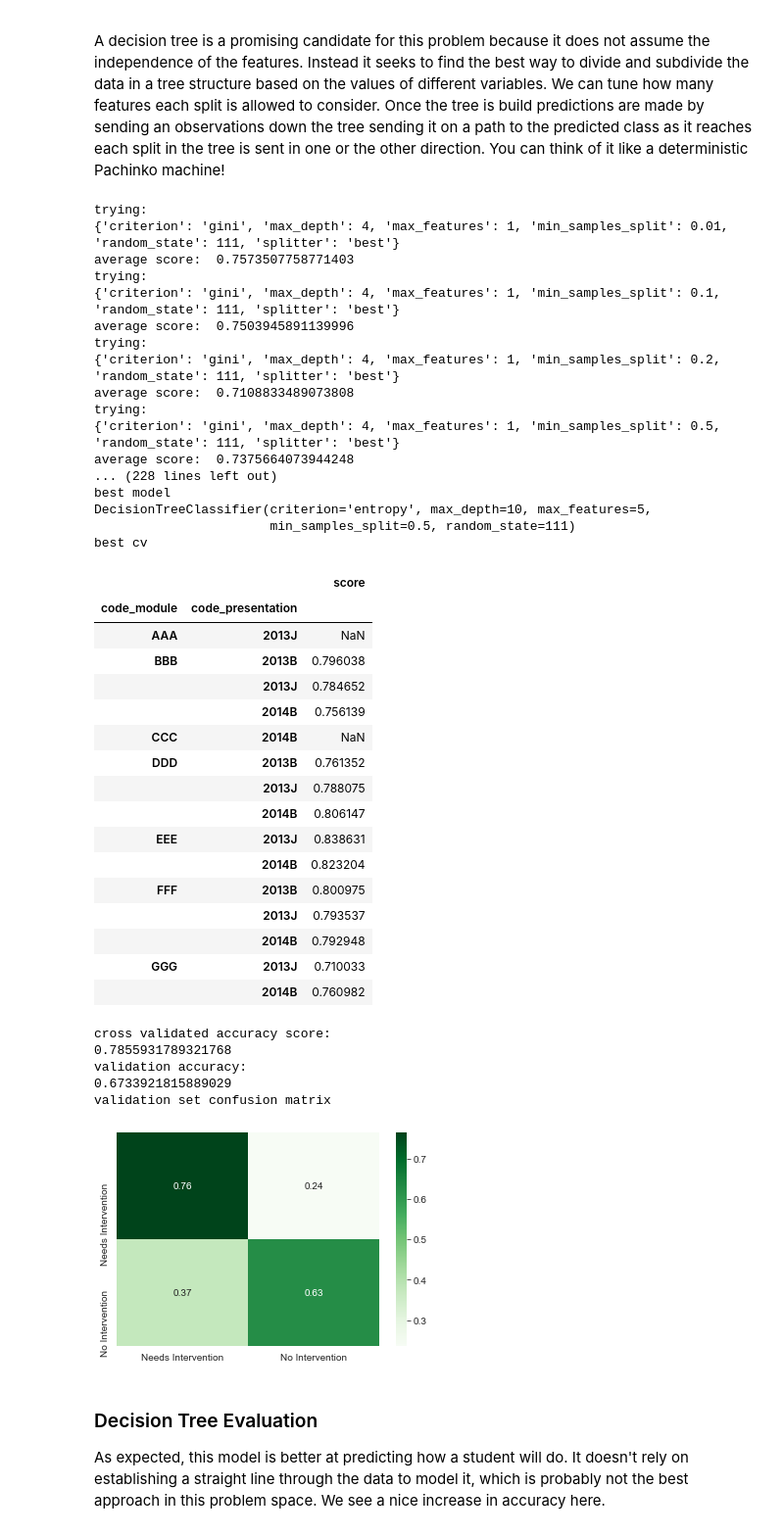
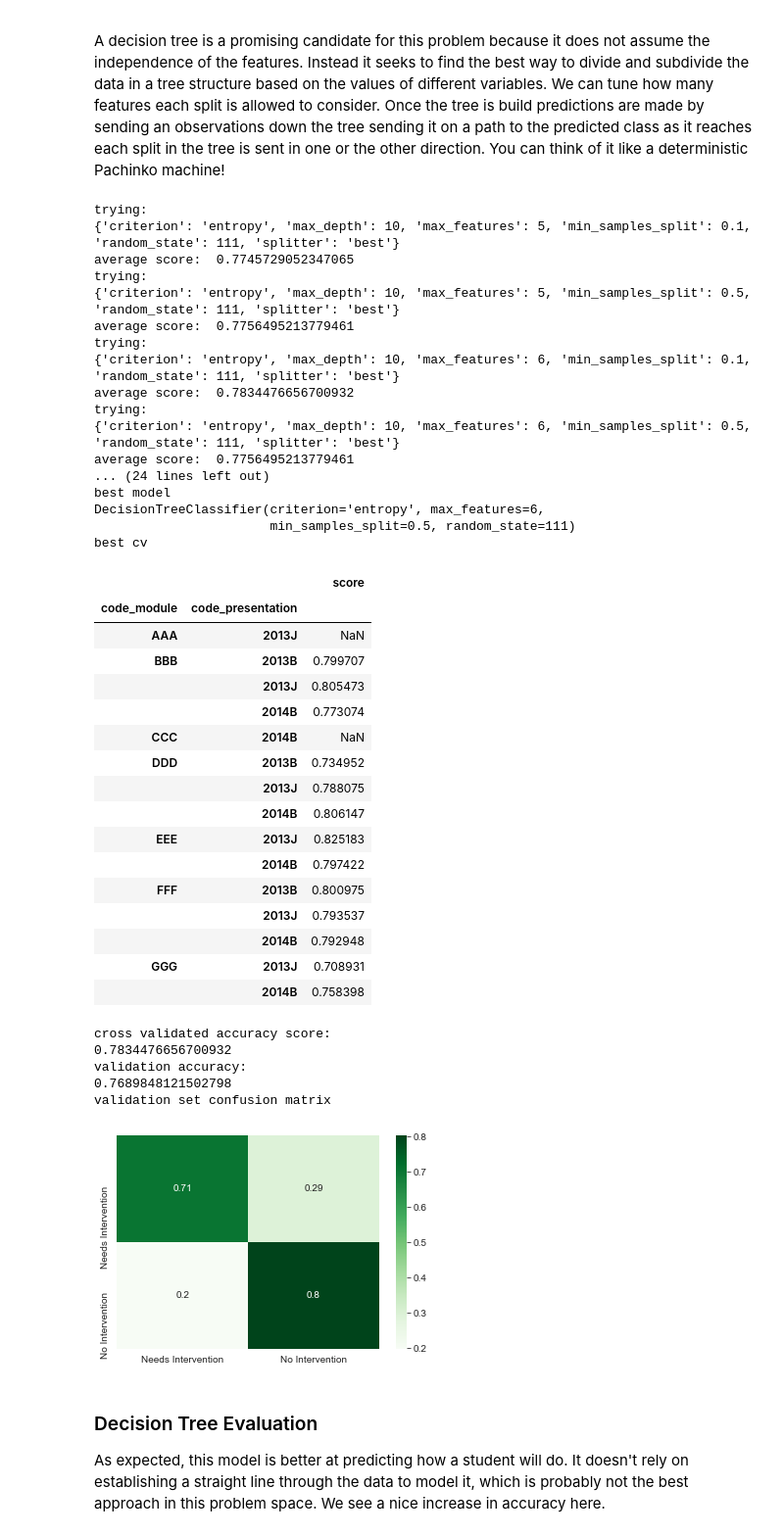
Before and after one commit to Caellwyn/ou_student_predictions, a Jupyter notebook: notebooks/shallow_model_predict_future.ipynb, the cells around one changed output. Shown at 98% size. Saved outputs shown, nothing was run; the diff lists cells and outputs as text; code cells hidden in the pictures.

```diff
--- a/notebooks/shallow_model_predict_future.ipynb
+++ b/notebooks/shallow_model_predict_future.ipynb
@@ -53,6 +56,7 @@ df = df.drop(columns = ['id_student','region','highest_education', \
 df['final_result'] = np.array(['No Intervention' if w in ['Pass','Distinction'] \
               else 'Needs Intervention' for w in df['final_result']])
 test_df = df[df['code_presentation'] == '2014J']
+test_df = test_df[test_df['code_module'] != 'BBB']
 train_df = df[df['code_presentation'] != '2014J']
 
 X_train = train_df.drop(columns = ['final_result','code_presentation'])
@@ -100,13 +104,13 @@ LRparams = [{'solver': ['lbfgs','sag','saga','newton-cg'],
          'penalty': ['l2'],
          'random_state':[111]},
           {'solver':['saga'],
-          'penalty':['elasticnet'], 'l1_ratio':[.1,.5,.7]},
+          'penalty':['elasticnet'], 'l1_ratio':[.7,.9]},
           {'solver':['saga','liblinear'],
           'penalty':['l1']}]
 
 
 LRgrid = GridSearchPresentationCV(LogisticRegression(), LRparams,
-                                scoring='f1', verbose = 1)
+                                scoring='accuracy', verbose = 1)
 
 LRgrid.fit(train_df)
 LRmodel = score_grid(LRgrid, X_test_transformed, y_test)
@@ -162,59 +166,59 @@ We used the logistic regression classifier to tune our features, but now it's ti
 # Decision Tree
 A decision tree is a promising candidate for this problem because it does not assume the independence of the features. Instead it seeks to find the best way to divide and subdivide the data in a tree structure based on the values of different variables.  We can tune how many features each split is allowed to consider.  Once the tree is build predictions are made by sending an observations down the tree sending it on a path to the predicted class as it reaches each split in the tree is sent in one or the other direction.  You can think of it like a deterministic Pachinko machine!
 # %%
-DTparams = {'criterion':['gini','entropy'],
+DTparams = {'criterion':['entropy'],
            'splitter':['best'],
-           'max_depth':[4,10],'min_samples_split':[.01,.1,.2,.5],
-           'max_features':[1,2,3,4,5],'random_state':[111]}
+           'max_depth':[10,20,None],'min_samples_split':[.1,.5,],
+           'max_features':[5,6],'random_state':[111]}
 
 
 DTgrid = GridSearchPresentationCV(DecisionTreeClassifier(), DTparams,
-                                scoring='f1', verbose = 1)
+                                scoring='accuracy', verbose = 1)
 
 DTgrid.fit(train_df)
 DTmodel = score_grid(DTgrid, X_test_transformed, y_test)
 pickle.dump(DTmodel,open('../models/DTmodel3.pkl','wb'))
 # %% [output]
 trying:
-{'criterion': 'gini', 'max_depth': 4, 'max_features': 1, 'min_samples_split': 0.01, 'random_state': 111, 'splitter': 'best'}
-average score:  0.7573507758771403
+{'criterion': 'entropy', 'max_depth': 10, 'max_features': 5, 'min_samples_split': 0.1, 'random_state': 111, 'splitter': 'best'}
+average score:  0.7745729052347065
 trying:
-{'criterion': 'gini', 'max_depth': 4, 'max_features': 1, 'min_samples_split': 0.1, 'random_state': 111, 'splitter': 'best'}
-average score:  0.7503945891139996
+{'criterion': 'entropy', 'max_depth': 10, 'max_features': 5, 'min_samples_split': 0.5, 'random_state': 111, 'splitter': 'best'}
+average score:  0.7756495213779461
 trying:
-{'criterion': 'gini', 'max_depth': 4, 'max_features': 1, 'min_samples_split': 0.2, 'random_state': 111, 'splitter': 'best'}
-average score:  0.7108833489073808
+{'criterion': 'entropy', 'max_depth': 10, 'max_features': 6, 'min_samples_split': 0.1, 'random_state': 111, 'splitter': 'best'}
+average score:  0.7834476656700932
 trying:
-{'criterion': 'gini', 'max_depth': 4, 'max_features': 1, 'min_samples_split': 0.5, 'random_state': 111, 'splitter': 'best'}
-average score:  0.7375664073944248
-... (228 lines left out)
+{'criterion': 'entropy', 'max_depth': 10, 'max_features': 6, 'min_samples_split': 0.5, 'random_state': 111, 'splitter': 'best'}
+average score:  0.7756495213779461
+... (24 lines left out)
 best model
-DecisionTreeClassifier(criterion='entropy', max_depth=10, max_features=5,
+DecisionTreeClassifier(criterion='entropy', max_features=6,
                        min_samples_split=0.5, random_state=111)
 best cv
 |  |  | score |
 | code_module | code_presentation |  |
 | AAA | 2013J | NaN |
-| BBB | 2013B | 0.796038 |
-|  | 2013J | 0.784652 |
-|  | 2014B | 0.756139 |
+| BBB | 2013B | 0.799707 |
+|  | 2013J | 0.805473 |
+|  | 2014B | 0.773074 |
 | CCC | 2014B | NaN |
-| DDD | 2013B | 0.761352 |
+| DDD | 2013B | 0.734952 |
 |  | 2013J | 0.788075 |
 |  | 2014B | 0.806147 |
-| EEE | 2013J | 0.838631 |
-|  | 2014B | 0.823204 |
+| EEE | 2013J | 0.825183 |
+|  | 2014B | 0.797422 |
 | FFF | 2013B | 0.800975 |
 |  | 2013J | 0.793537 |
 |  | 2014B | 0.792948 |
-| GGG | 2013J | 0.710033 |
-|  | 2014B | 0.760982 |
+| GGG | 2013J | 0.708931 |
+|  | 2014B | 0.758398 |
 cross validated accuracy score:
-0.7855931789321768
+0.7834476656700932
 validation accuracy:
-0.6733921815889029
+0.7689848121502798
 validation set confusion matrix
-[figure, old version]
+[figure, new version]
 # %% [markdown]
 ### Decision Tree Evaluation
 As expected, this model is better at predicting how a student will do.  It doesn't rely on establishing a straight line through the data to model it, which is probably not the best approach in this problem space.  We see a nice increase in accuracy here.
```
Also changed, not shown: parts of 13 cells of this notebook, 9 other files.
